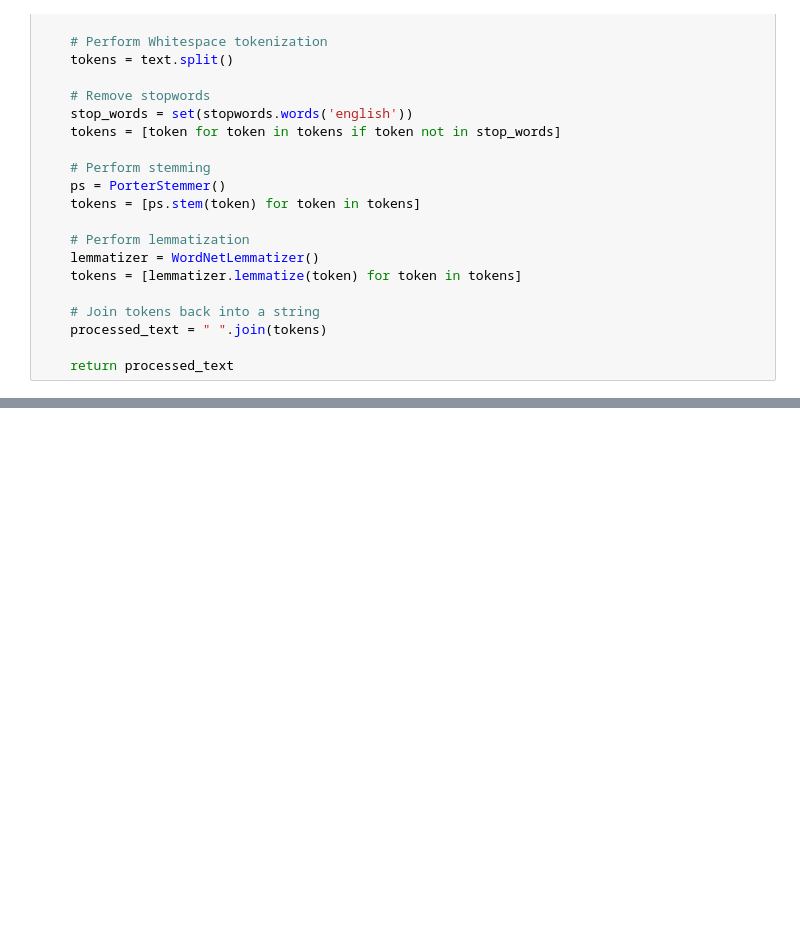
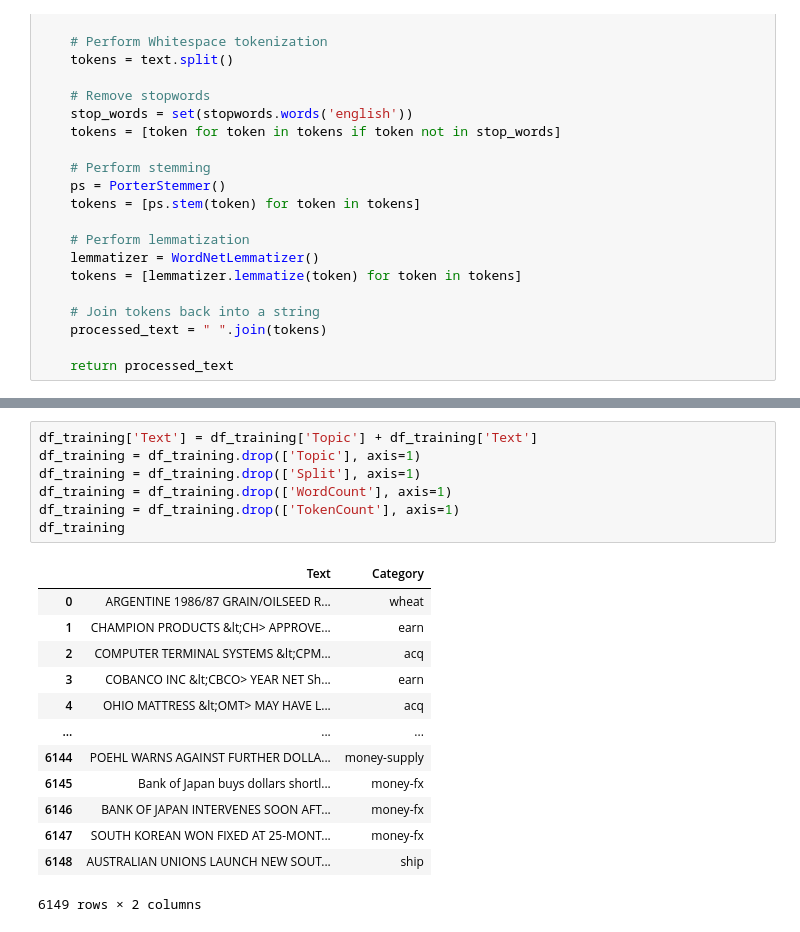
Before and after one commit to NevJay/NLP-Group-CW, a Jupyter notebook: Task_2/Reuters_Preprocessing.ipynb, the cells around one changed output, grey strips where cells are left out. Cells and saved outputs as stored; diff of their text form; blank space fills up the shorter version.

```diff
--- a/Task_2/Reuters_Preprocessing.ipynb
+++ b/Task_2/Reuters_Preprocessing.ipynb
@@ -235,0 +75,21 @@ After removing whitespace:
+# %%
+df_training['Text'] = df_training['Topic'] + df_training['Text']
+df_training = df_training.drop(['Topic'], axis=1)
+df_training = df_training.drop(['Split'], axis=1)
+df_training = df_training.drop(['WordCount'], axis=1)
+df_training = df_training.drop(['TokenCount'], axis=1)
+df_training
+# %% [output]
+|  | Text | Category |
+| 0 | ARGENTINE 1986/87 GRAIN/OILSEED R... | wheat |
+| 1 | CHAMPION PRODUCTS &lt;CH> APPROVE... | earn |
+| 2 | COMPUTER TERMINAL SYSTEMS &lt;CPM... | acq |
+| 3 | COBANCO INC &lt;CBCO> YEAR NET Sh... | earn |
+| 4 | OHIO MATTRESS &lt;OMT> MAY HAVE L... | acq |
+| ... | ... | ... |
+| 6144 | POEHL WARNS AGAINST FURTHER DOLLA... | money-supply |
+| 6145 | Bank of Japan buys dollars shortl... | money-fx |
+| 6146 | BANK OF JAPAN INTERVENES SOON AFT... | money-fx |
+| 6147 | SOUTH KOREAN WON FIXED AT 25-MONT... | money-fx |
+| 6148 | AUSTRALIAN UNIONS LAUNCH NEW SOUT... | ship |
+6149 rows × 2 columns
```
Also changed, not shown: parts of 35 cells of this notebook, 26 other files.
